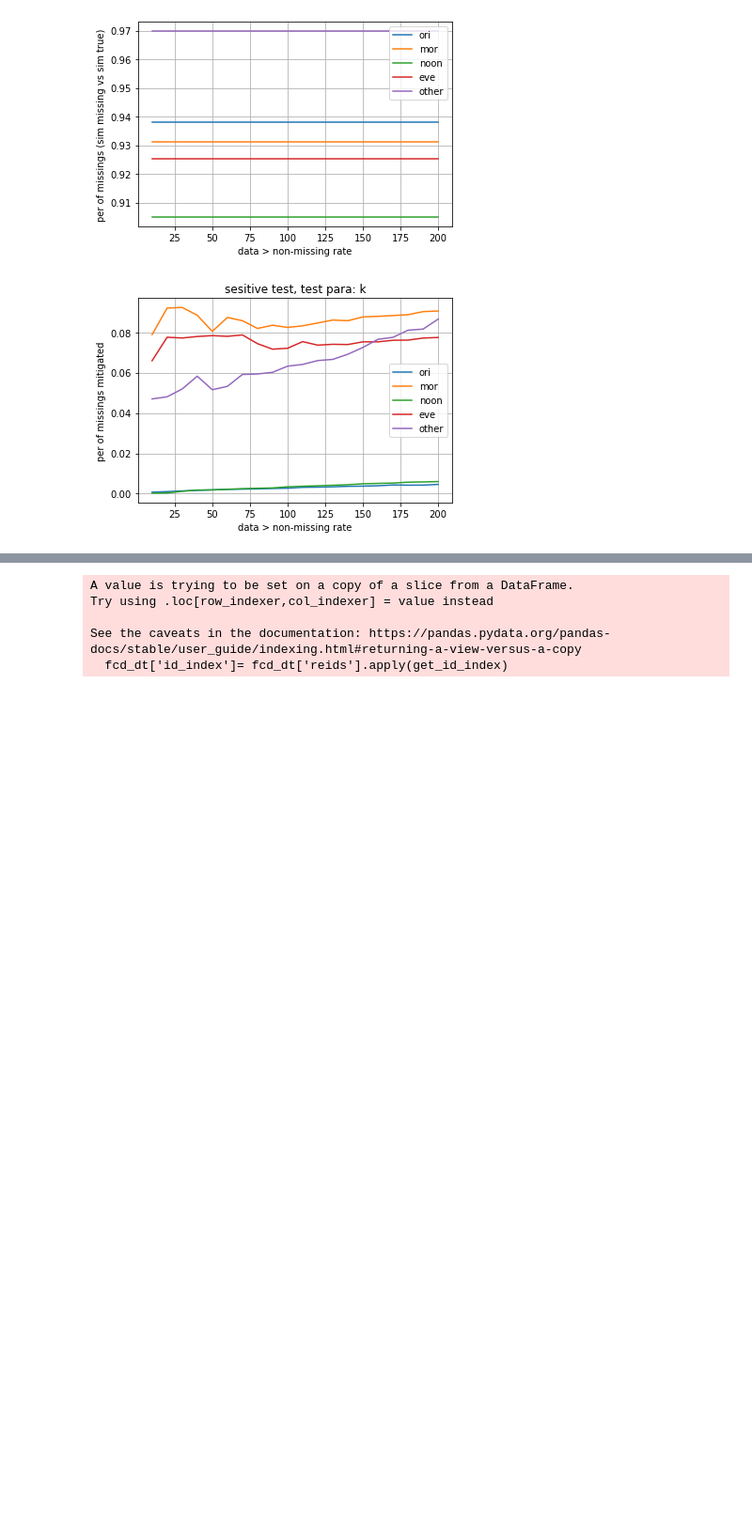
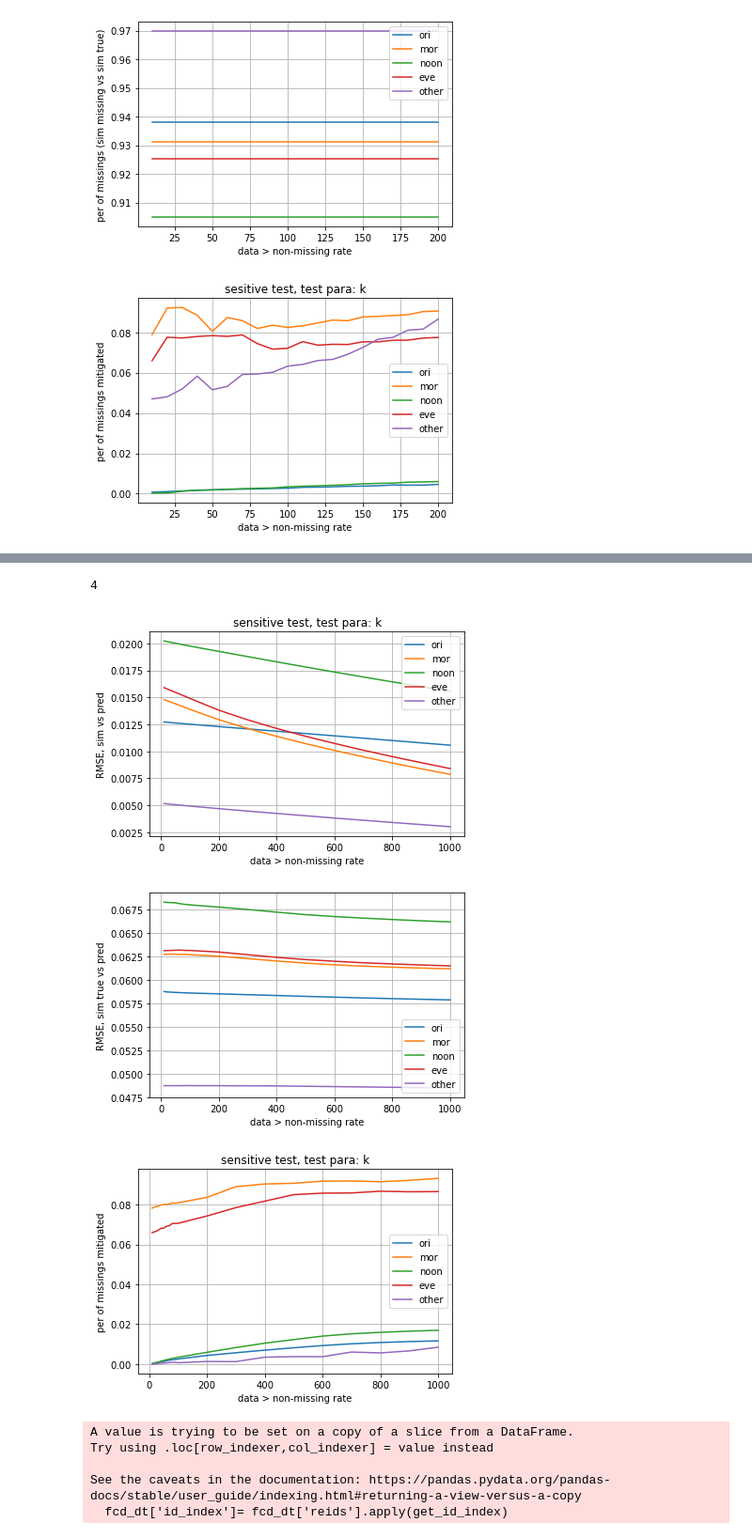
Before and after one commit to Yiran6/app_baseddata_processing, a Jupyter notebook: app_based_algorithm_test.ipynb, the cells around one changed output, grey strips where cells are left out. Shown at 94% size. Cells and saved outputs as stored; diff of their text form; code cells hidden in the pictures; blank space fills up the shorter version.

Commit message:
sensitive test and svd alg update

```diff
--- a/app_based_algorithm_test.ipynb
+++ b/app_based_algorithm_test.ipynb
@@ -1940,0 +1909,8 @@ plot_paras_sensitive(test_k_nmf, list(np.array(k_nmf)[:, 0]), 'k')
+# %%
+k_svd = list(np.array(range(1, 10))*10)
+k_svd.extend(list(np.array(range(1, 11))*100))
+# %%
+test_k_svd = fit_model_get_para(fcd_dt, 'sim_t', k_svd,
+                       0.05, 288,
+                       result_para_dict, 'SVD',
+                       True)
@@ -1941,3 +2024,10 @@ plot_paras_sensitive(test_k_nmf, list(np.array(k_nmf)[:, 0]), 'k')
+# %%
+plot_paras_sensitive(test_k_svd, k_svd, 'k', 1)
+# %% [output]
+4
+[figure, added]
+[figure, added]
+[figure, added]
 # %%
 missing_info = check_missings(fcd_dt, 'sim_t', 288, False)
 ypop_simt = []
```
Also changed, not shown: parts of 17 cells of this notebook.
